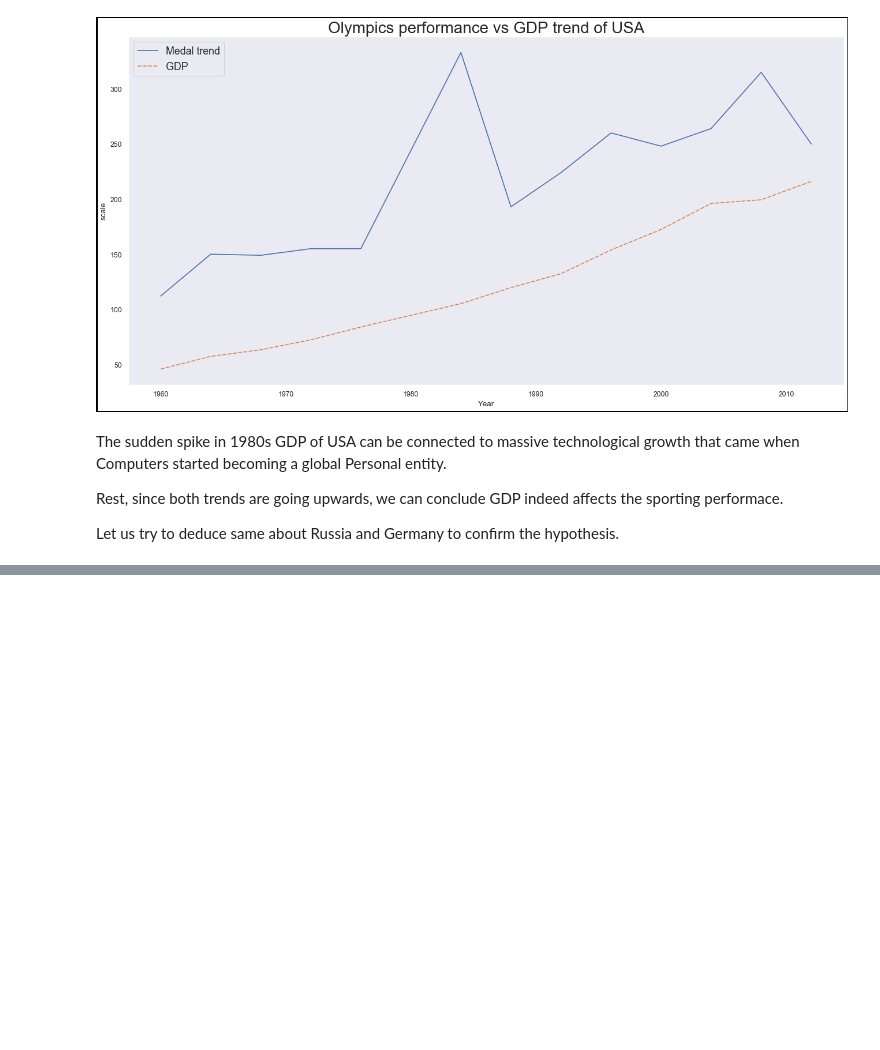
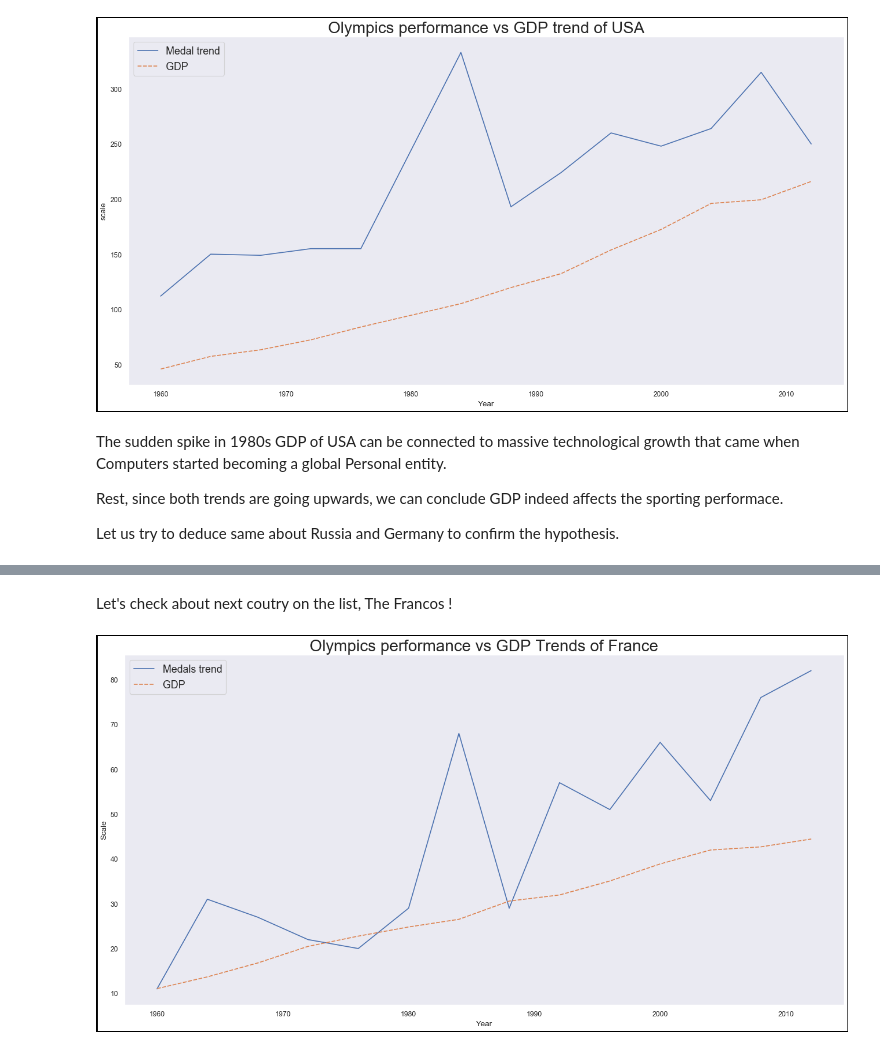
Before and after one commit to akash16dhotre/01_Olympics_Dataset_EDA, a Jupyter notebook: Olympic game EAD.ipynb, the cells around one changed output, grey strips where cells are left out. Drawn from its saved outputs; the diff is of its cells as text; code cells hidden in the pictures; blank space fills up the shorter version.

```diff
--- a/Olympic game EAD.ipynb
+++ b/Olympic game EAD.ipynb
@@ -821,0 +918,39 @@ Let us try to deduce same about Russia and Germany to confirm the hypothesis.
+# %% [markdown]
+Let's check about next coutry on the list, The Francos !
+# %%
+#Makind dataframe
+fra = primary_data[(primary_data.NOC == "FRA") & (primary_data.Year >1959)]
+fra
+#Making winning trend dataframe
+fra_winning_trend = pd.DataFrame(fra.Year.value_counts())
+
+#Sorting by Year
+fra_winning_trend.sort_index(inplace = True)
+fra_winning_trend.reset_index(inplace = True)
+
+#Renaming columns
+fra_winning_trend.rename(columns={"index":"Year","Year":"Medals trend"},inplace = True)
+
+#Limiting data to specific years
+fra_gdp_trend = gdp[(gdp.Code == "FRA") & (gdp.Year.isin(options))]
+fra_gdp_trend = fra_gdp_trend[["Year","GDP"]].copy()
+
+#Merging dataframe
+fra_medal_gdp = pd.merge(left = fra_winning_trend, right = fra_gdp_trend, on = "Year" )
+fra_medal_gdp.set_index("Year",inplace = True)
+
+#Dividing GDP values by maximum of them and multiplying by 300 to match Y axis scale
+fra_medal_gdp.GDP = fra_medal_gdp.GDP*fra_medal_gdp["Medals trend"].mean()/fra_medal_gdp.GDP.max()
+
+#Plotting graph
+fig = plt.figure(num=None, figsize=(20,10), dpi=80, facecolor='w', edgecolor='black',linewidth=3)
+sns.lineplot(data = fra_medal_gdp)
+
+#Fine tuning legends and axis labels
+plt.legend(prop={'size': 16})
+plt.xlabel("Year")
+plt.ylabel("Scale")
+plt.title("Olympics performance vs GDP Trends of France",size =25)
+plt.show()
+# %% [output]
+[figure, added]
```
Also changed, not shown: parts of 11 cells of this notebook.
